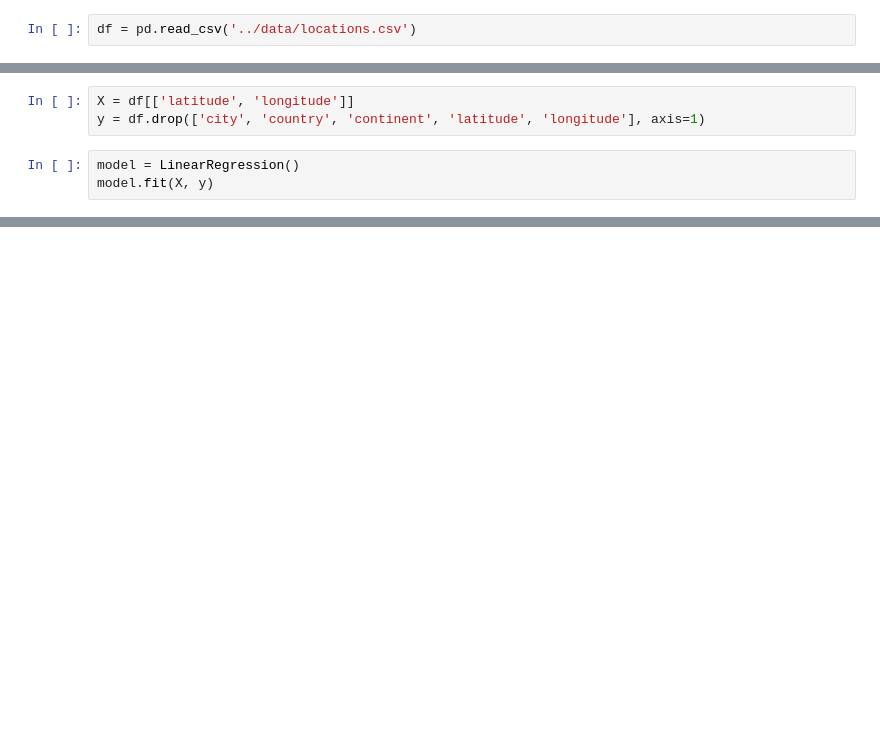
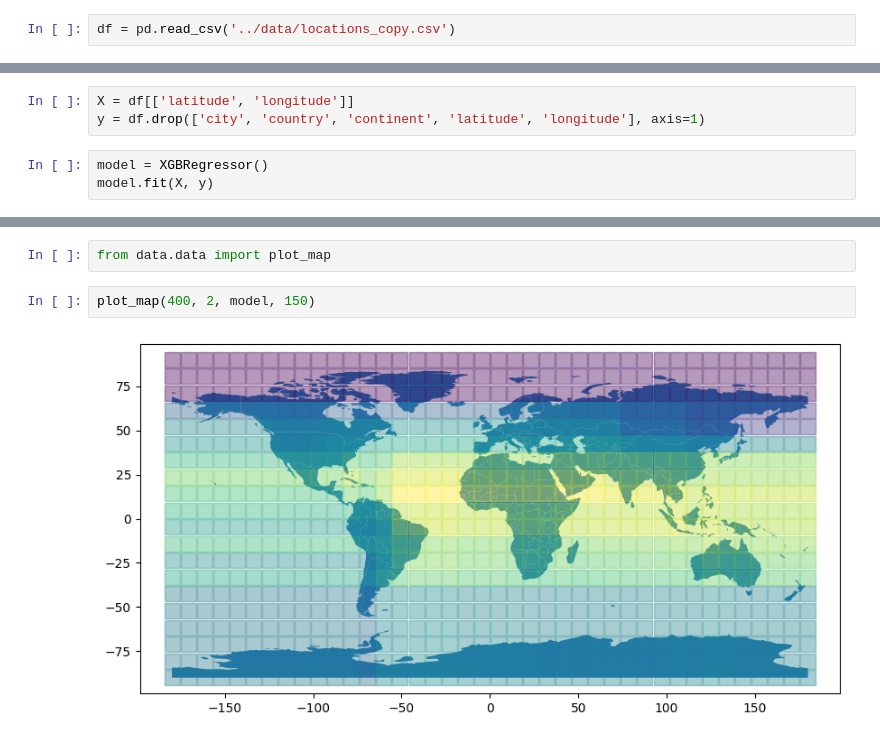
Before and after one commit to tymsoncyferki/alwaysgoodweather, a Jupyter notebook: app/model_training.ipynb, the cells around one changed output, grey strips where cells are left out. Cells and saved outputs as stored; diff of their text form; blank space fills up the shorter version.

Commit message:
plot map

```diff
--- a/app/model_training.ipynb
+++ b/app/model_training.ipynb
@@ -7,2 +9,2 @@ from sklearn.metrics import mean_squared_error
 # %%
-df = pd.read_csv('../data/locations.csv')
+df = pd.read_csv('../data/locations_copy.csv')
@@ -10,6 +28,6 @@ df = pd.read_csv('../data/locations.csv')
 X = df[['latitude', 'longitude']]
 y = df.drop(['city', 'country', 'continent', 'latitude', 'longitude'], axis=1)
 # %%
-model = LinearRegression()
+model = XGBRegressor()
 model.fit(X, y)
 # %% [output]
@@ -23,0 +67,6 @@ array([[-11.55529694,  35.63594632,  12.50604664,   5.80002327,
+# %%
+from data.data import plot_map
+# %%
+plot_map(400, 2, model, 150)
+# %% [output]
+[figure, added]
```
Also changed, not shown: parts of 6 cells of this notebook, 2 other files.
